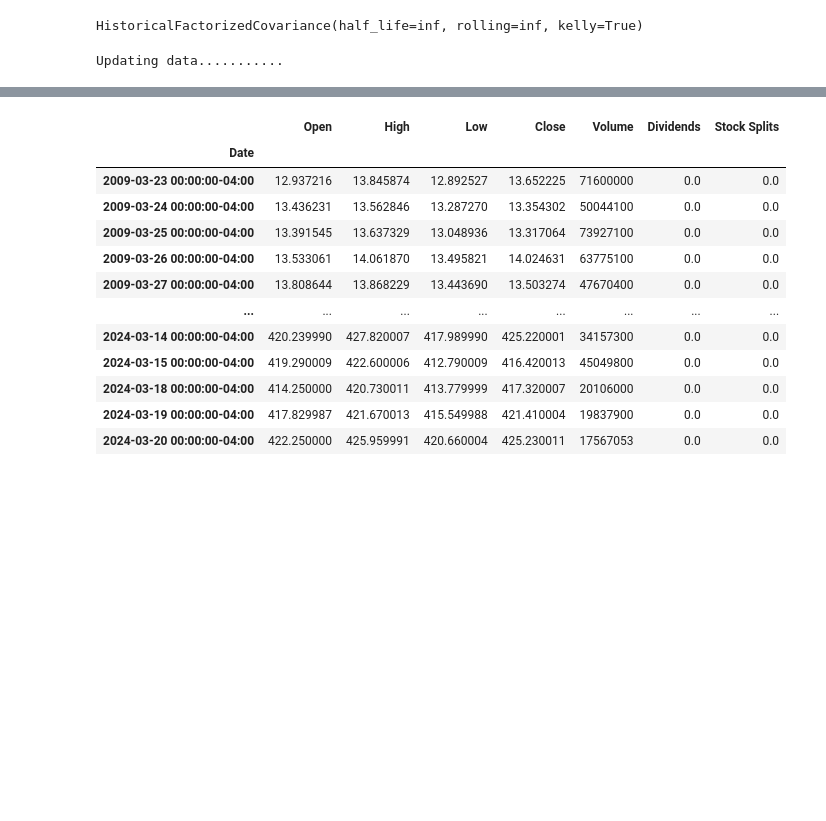
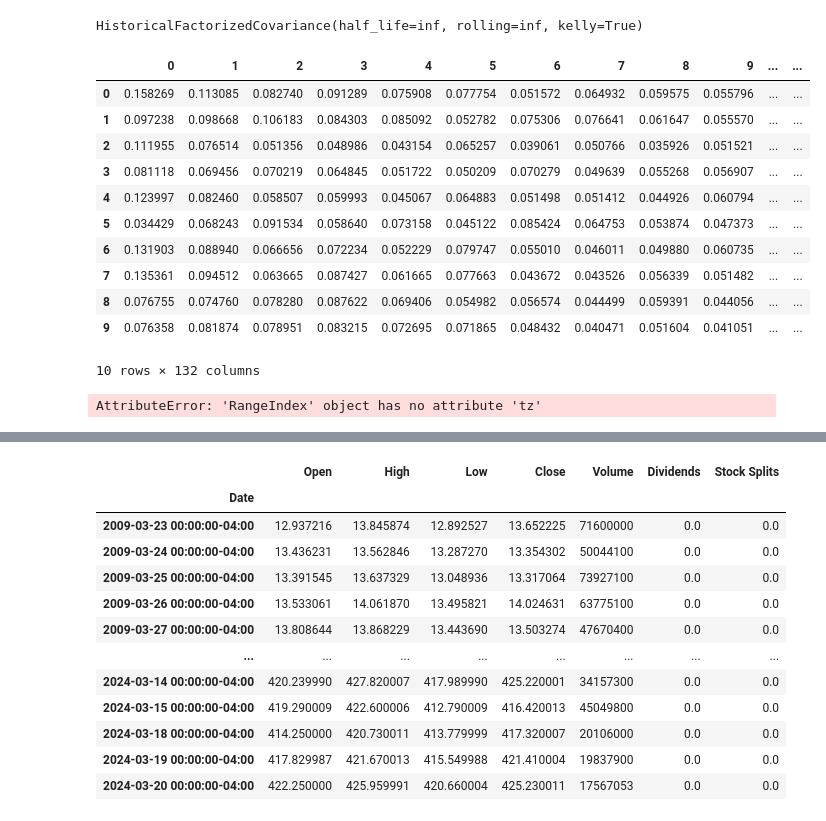
Before and after one commit to thomas-c-suman/ORIE5370Project, a Jupyter notebook: ORIE 5370 Final Project.ipynb, the cells around one changed output, grey strips where cells are left out. Saved outputs shown, nothing was run; the diff lists cells and outputs as text; code cells hidden in the pictures; blank space fills up the shorter version.

```diff
--- a/ORIE 5370 Final Project.ipynb
+++ b/ORIE 5370 Final Project.ipynb
@@ -10,12 +10,65 @@ import numpy as np
 cvx.forecast.HistoricalFactorizedCovariance()
 # %% [output]
 HistoricalFactorizedCovariance(half_life=inf, rolling=inf, kelly=True)
+# %%
+returns = [[100]*10]
+cov = np.array([[1., 0.19525643, 0.39917748, -0.39418553, -0.00707647, -0.67112039, 0.01641167, 0.51935931, 0.01156094, -0.12535449],
+                    [0.19525643, 1., -0.07321996, -0.21788827, -0.18569623, 0.13150835, -0.60040443, -0.53314565, 0.05302451, -0.26636013],
+                    [0.39917748, -0.07321996, 1., -0.15891728, 0.67221197, -0.31235951, 0.53347361, -0.0530431, -0.76791062, -0.45707164],
+                    [-0.39418553, -0.21788827, -0.15891728, 1., 0.3489336, 0.35257993, 0.45167662, 0.08117293, 0.09709185, -0.37131356],
+                    [-0.00707647, -0.18569623, 0.67221197, 0.3489336, 1., -0.26214982, 0.60173726, 0.02792043, -0.51561155, -0.570016],
+                    [-0.67112039, 0.13150835, -0.31235951, 0.35257993, -0.26214982, 1., -0.19752891, -0.61942314, -0.12761225, -0.20618394],
+                    [0.01641167, -0.60040443, 0.53347361, 0.45167662, 0.60173726, -0.19752891, 1., 0.3605392, -0.22767222, -0.13848597],
+                    [0.51935931, -0.53314565, -0.0530431, 0.08117293, 0.02792043, -0.61942314, 0.3605392, 1., 0.4291785, 0.29031668],
+                    [0.01156094, 0.05302451, -0.76791062, 0.09709185, -0.51561155, -0.12761225, -0.22767222, 0.4291785, 1., 0.5735452],
+                    [-0.12535449, -0.26636013, -0.45707164, -0.37131356, -0.570016, -0.20618394, -0.13848597, 0.29031668, 0.5735452, 1.]])
+mu = np.array([0.09070628, 0.08425672, 0.05552159, 0.06445937, 0.06549034,
+     0.06249785, 0.07575028, 0.07677769, 0.0678443, 0.06768946])
+chol = np.linalg.cholesky(cov)
+for i in range(132):
+
+    # var = np.array([0.2883016050152901,
+    #      0.2767089786530548,
+    #      0.3016807608539017,
+    #      0.28464138357960184,
+    #      0.3012212929833156,
+    #      0.3011256311560061,
+    #      0.2790687931600006,
+    #      0.29909579739976044,
+    #      0.2712623445532055,
+    #      0.29409808155927])
+    # cov = cov * np.outer(var, var)
+    bm = np.random.normal(0, 1, 10)
+
+    prices = mu*132 + bm @ cov
+
+    returns.append(prices + returns[-1])
+
+returns = (np.array(returns[1:]) - np.array(returns[:-1]))/np.array(returns[:-1])
+# %%
+returns = pd.DataFrame(returns).T
+returns
+# %% [output]
+|  | 0 | 1 | 2 | 3 | 4 | 5 | 6 | 7 | 8 | 9 | ... | ... |
+| 0 | 0.158269 | 0.113085 | 0.082740 | 0.091289 | 0.075908 | 0.077754 | 0.051572 | 0.064932 | 0.059575 | 0.055796 | ... | ... |
+| 1 | 0.097238 | 0.098668 | 0.106183 | 0.084303 | 0.085092 | 0.052782 | 0.075306 | 0.076641 | 0.061647 | 0.055570 | ... | ... |
+| 2 | 0.111955 | 0.076514 | 0.051356 | 0.048986 | 0.043154 | 0.065257 | 0.039061 | 0.050766 | 0.035926 | 0.051521 | ... | ... |
+| 3 | 0.081118 | 0.069456 | 0.070219 | 0.064845 | 0.051722 | 0.050209 | 0.070279 | 0.049639 | 0.055268 | 0.056907 | ... | ... |
+| 4 | 0.123997 | 0.082460 | 0.058507 | 0.059993 | 0.045067 | 0.064883 | 0.051498 | 0.051412 | 0.044926 | 0.060794 | ... | ... |
+| 5 | 0.034429 | 0.068243 | 0.091534 | 0.058640 | 0.073158 | 0.045122 | 0.085424 | 0.064753 | 0.053874 | 0.047373 | ... | ... |
+| 6 | 0.131903 | 0.088940 | 0.066656 | 0.072234 | 0.052229 | 0.079747 | 0.055010 | 0.046011 | 0.049880 | 0.060735 | ... | ... |
+| 7 | 0.135361 | 0.094512 | 0.063665 | 0.087427 | 0.061665 | 0.077663 | 0.043672 | 0.043526 | 0.056339 | 0.051482 | ... | ... |
+| 8 | 0.076755 | 0.074760 | 0.078280 | 0.087622 | 0.069406 | 0.054982 | 0.056574 | 0.044499 | 0.059391 | 0.044056 | ... | ... |
+| 9 | 0.076358 | 0.081874 | 0.078951 | 0.083215 | 0.072695 | 0.071865 | 0.048432 | 0.040471 | 0.051604 | 0.041051 | ... | ... |
+10 rows × 132 columns
 # %%
 # Historical Data
 
 # Initialize stock market simulator
-simulator = cvx.StockMarketSimulator(
-    ['AAPL', 'AMZN', 'UBER', 'ZM', 'CVX', 'TSLA', 'GM', 'ABNB', 'CTAS', 'GOOG', 'BX'])
+# simulator = cvx.StockMarketSimulator(
+#     ['AAPL', 'AMZN', 'UBER', 'ZM', 'CVX', 'GM', 'ABNB', 'CTAS', 'GOOG', 'BX'])
+
+simulator = cvx.UserProvidedMarketData(returns = returns)
 
 # Change Covariance to know value for new simulator
 # change_cov
@@ -42,9 +95,9 @@ policy = make_policy(1, 1, constraints)
 # policy = cvx.MultiPeriodOptimization(objective, constraints, planning_horizon=12)
 
 # backtest
-results = simulator.backtest_many([policy, cvx.Uniform()], start_time='2021-07-01')
+results = simulator.backtest_many([policy, cvx.Uniform()], start_time='2021-07-01', end_time='2022-07-01')
 # %% [output]
-Updating data...........
+AttributeError: 'RangeIndex' object has no attribute 'tz'
 # %%
 # print multi-period result
 print("\n# MULTI-PERIOD OPTIMIZATION\n")
```
Also changed, not shown: parts of 3 cells of this notebook.
